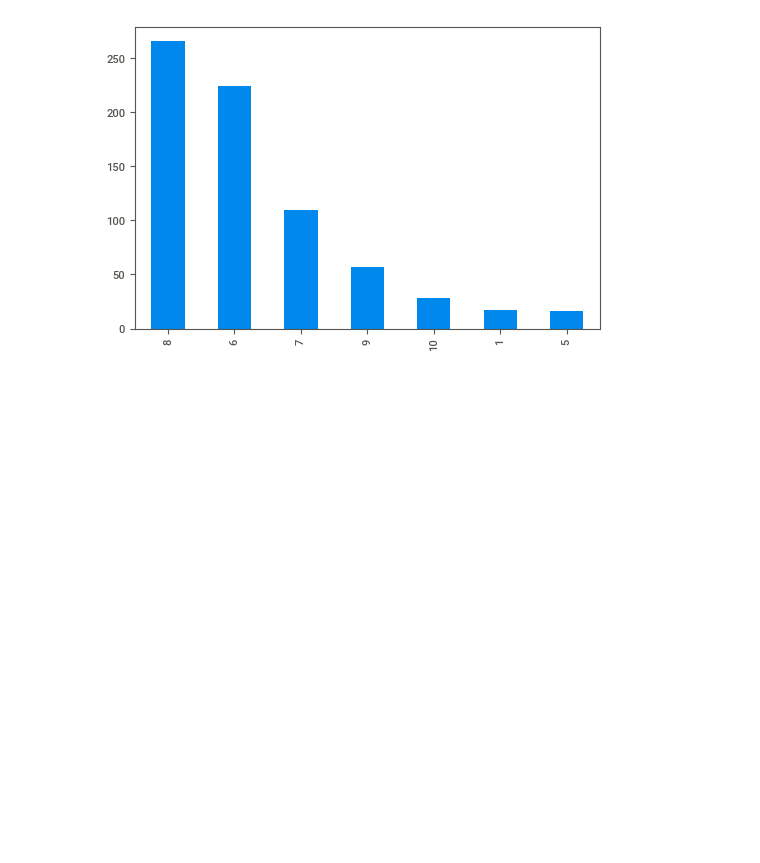
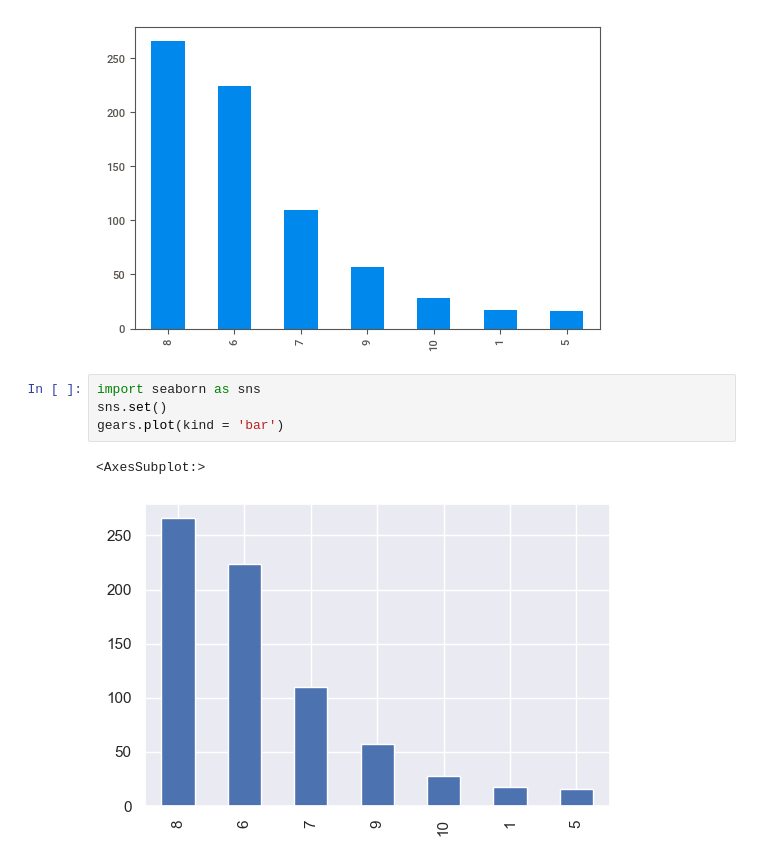
Before and after one commit to souvik0306/ML-Coursera, a Jupyter notebook: Udemy/Pandas_tutorial.ipynb, the cells around one changed output. Drawn from its saved outputs; the diff is of its cells as text; blank space fills up the shorter version.

Commit message:
Seaborn

```diff
--- a/Udemy/Pandas_tutorial.ipynb
+++ b/Udemy/Pandas_tutorial.ipynb
@@ -101,3 +100,10 @@ gears.plot(kind = 'bar')
 # %% [output]
 <AxesSubplot:>
 [figure]
+# %%
+import seaborn as sns
+sns.set()
+gears.plot(kind = 'bar')
+# %% [output]
+<AxesSubplot:>
+[figure, added]
```
Also changed, not shown: parts of 6 cells of this notebook, 1 other file.
